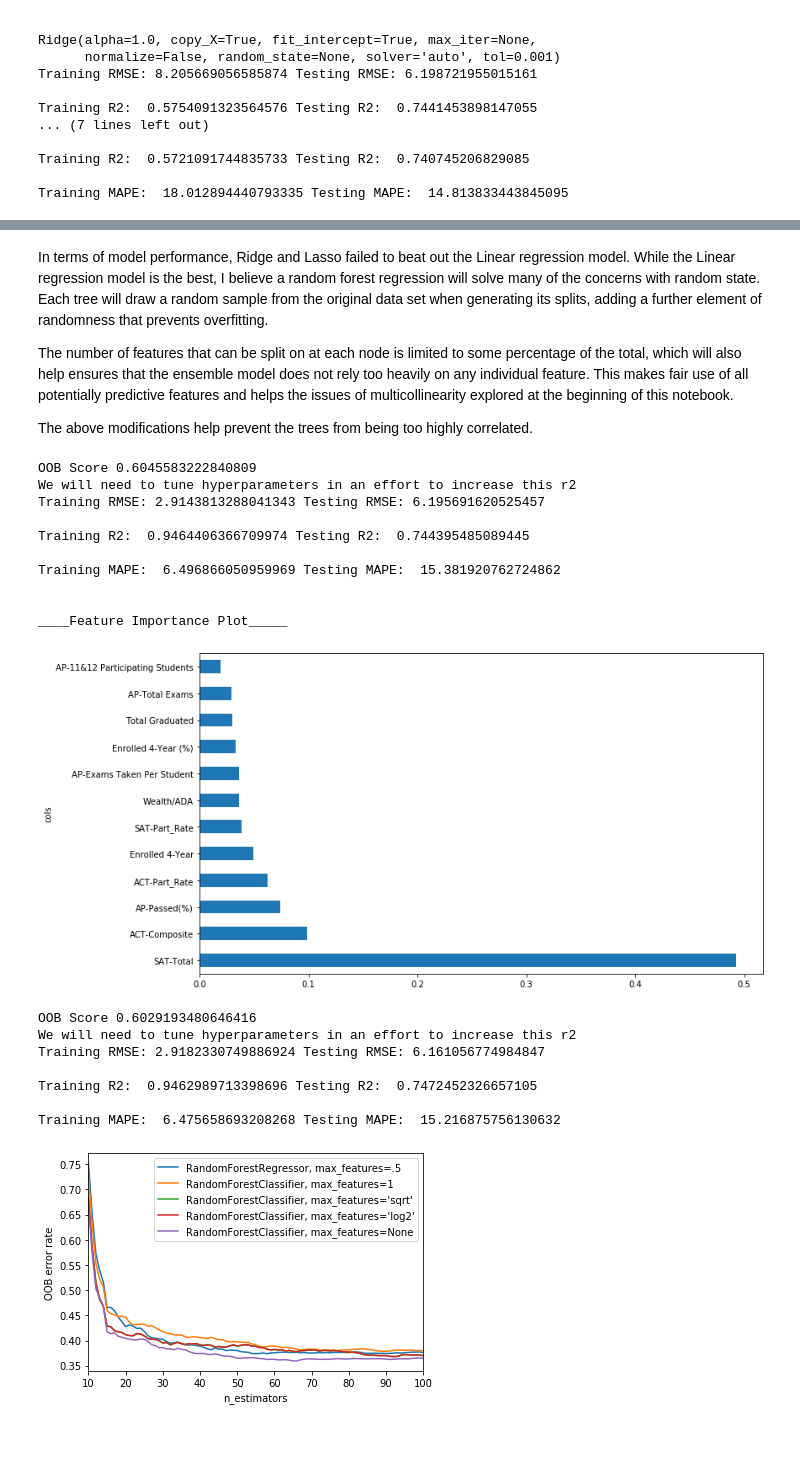
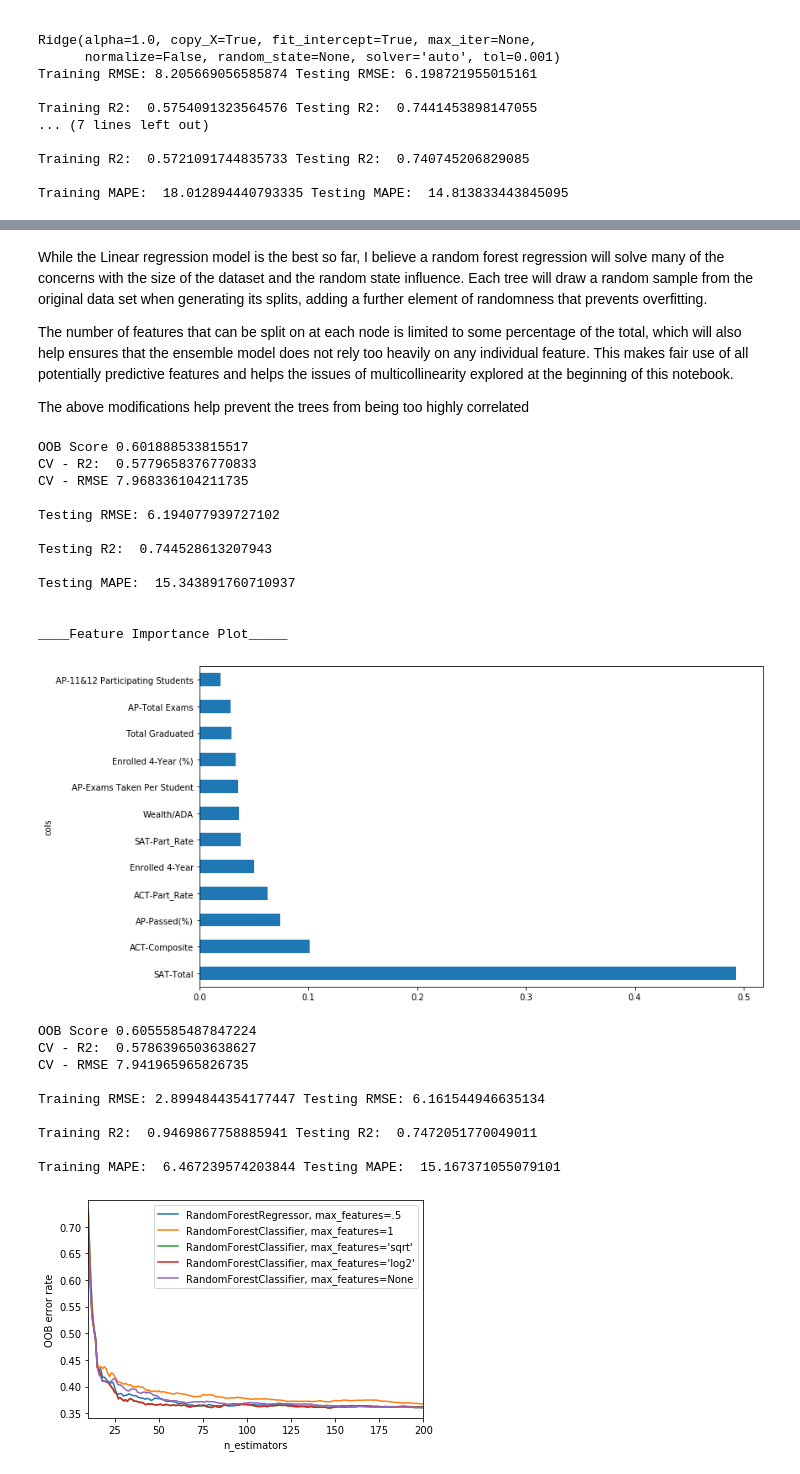
Before and after one commit to RachidRezzik/Texas_GradPercent_Predictor, a Jupyter notebook: Machine_Learning.ipynb, the cells around one changed output, grey strips where cells are left out. Drawn from its saved outputs; the diff is of its cells as text; code cells hidden in the pictures; blank space fills up the shorter version.

Commit message:
added predicted vs actual, residuals vs predicted, finalized random forest reg

```diff
--- a/Machine_Learning.ipynb
+++ b/Machine_Learning.ipynb
@@ -246,12 +276,12 @@ Training MAPE:  18.012894440793335 Testing MAPE:  14.813833443845095
 # %% [markdown]
-
-In terms of model performance, Ridge and Lasso failed to beat out the Linear regression model. While the Linear regression model is the best, I believe a random forest regression will solve many of the concerns with random state. Each tree will draw a random sample from the original data set when generating its splits, adding a further element of randomness that prevents overfitting.
+While the Linear regression model is the best so far, I believe a random forest regression will solve many of the concerns with the size of the dataset and the random state influence. Each tree will draw a random sample from the original data set when generating its splits, adding a further element of randomness that prevents overfitting.
 
 The number of features that can be split on at each node is limited to some percentage of the total, which will also help ensures that the ensemble model does not rely too heavily on any individual feature. This makes fair use of all potentially predictive features and helps the issues of multicollinearity explored at the beginning of this notebook.
 
-The above modifications help prevent the trees from being too highly correlated.
+The above modifications help prevent the trees from being too highly correlated
 # %%
 ####### RandomForestRegressor #########
+### All Features ###
 
 from sklearn.ensemble import RandomForestRegressor
 
@@ -270,28 +300,39 @@ rfr = RandomForestRegressor(n_estimators=1000, n_jobs=-1, oob_score=True)
 rfr.fit(X_train, y_train)
 y_pred_train = rfr.predict(X_train)
 y_pred_test = rfr.predict(X_test)
+cv_score_r2 = cross_val_score(rfr, X_train, y_train, cv=10, scoring='r2')
+cv_score_rmse = cross_val_score(rfr, X_train, y_train, cv=10, scoring='neg_mean_squared_error')
 fi = rf_feat_importance(rfr, grad[grad.columns[:-1]])
 def plot_fi(fi):
     return fi.plot('cols', 'imp', 'barh', figsize=(12,7), legend=False)
 plot_fi(fi)
-print('OOB Score', rfr.oob_score_, '\nWe will need to tune hyperparameters in an effort to increase this r2')
-print('Training RMSE:', np.sqrt(mean_squared_error(y_train, y_pred_train)), 'Testing RMSE:', np.sqrt(mean_squared_error(y_test, y_pred_test)))
-print('\nTraining R2: ', rfr.score(X_train, y_train), 'Testing R2: ', rfr.score(X_test, y_test))
-print('\nTraining MAPE: ', mean_absolute_percentage_error(y_train, y_pred_train), 'Testing MAPE: ', mean_absolute_percentage_error(y_test, y_pred_test))
+print('OOB Score', rfr.oob_score_)
+print('CV - R2: ', np.mean(cv_score_r2))
+print('CV - RMSE', np.mean(np.sqrt(abs(cv_score_rmse))))
+print('\nTesting RMSE:', np.sqrt(mean_squared_error(y_test, y_pred_test)))
+print('\nTesting R2: ', rfr.score(X_test, y_test))
+print('\nTesting MAPE: ', mean_absolute_percentage_error(y_test, y_pred_test))
 print('\n\n____Feature Importance Plot_____')
 # %% [output]
-OOB Score 0.6045583222840809
-We will need to tune hyperparameters in an effort to increase this r2
-Training RMSE: 2.9143813288041343 Testing RMSE: 6.195691620525457
+OOB Score 0.601888533815517
+CV - R2:  0.5779658376770833
+CV - RMSE 7.968336104211735
 
-Training R2:  0.9464406366709974 Testing R2:  0.744395485089445
+Testing RMSE: 6.194077939727102
 
-Training MAPE:  6.496866050959969 Testing MAPE:  15.381920762724862
+Testing R2:  0.744528613207943
+
+Testing MAPE:  15.343891760710937
 
 
 ____Feature Importance Plot_____
 [figure]
 # %%
+### Random Forest Regressor Without Any HyperParameter Tuning ###
+### After Dropping Certain Features ###
+
+from sklearn.model_selection import cross_val_score
+
 grad = pd.read_csv('Feature_Target_Data.csv')
 years = [2011, 2012, 2013, 2014]
 grad = grad.loc[grad['Year'].isin(years)]
@@ -304,23 +345,29 @@ rfr = RandomForestRegressor(n_estimators=1000, n_jobs=-1, oob_score=True)
 rfr.fit(X_train, y_train)
 y_pred_train = rfr.predict(X_train)
 y_pred_test = rfr.predict(X_test)
+cv_score_r2 = cross_val_score(rfr, X_train, y_train, cv=10, scoring='r2')
+cv_score_rmse = cross_val_score(rfr, X_train, y_train, cv=10, scoring='neg_mean_squared_error')
 
-print('OOB Score', rfr.oob_score_, '\nWe will need to tune hyperparameters in an effort to increase this r2')
-print('Training RMSE:', np.sqrt(mean_squared_error(y_train, y_pred_train)), 'Testing RMSE:', np.sqrt(mean_squared_error(y_test, y_pred_test)))
+print('OOB Score', rfr.oob_score_)
+print('CV - R2: ', np.mean(cv_score_r2))
+print('CV - RMSE', np.mean(np.sqrt(abs(cv_score_rmse))))
+print('\nTraining RMSE:', np.sqrt(mean_squared_error(y_train, y_pred_train)), 'Testing RMSE:', np.sqrt(mean_squared_error(y_test, y_pred_test)))
 print('\nTraining R2: ', rfr.score(X_train, y_train), 'Testing R2: ', rfr.score(X_test, y_test))
 print('\nTraining MAPE: ', mean_absolute_percentage_error(y_train, y_pred_train), 'Testing MAPE: ', mean_absolute_percentage_error(y_test, y_pred_test))
 # %% [output]
-OOB Score 0.6029193480646416
-We will need to tune hyperparameters in an effort to increase this r2
-Training RMSE: 2.9182330749886924 Testing RMSE: 6.161056774984847
+OOB Score 0.6055585487847224
+CV - R2:  0.5786396503638627
+CV - RMSE 7.941965965826735
 
-Training R2:  0.9462989713398696 Testing R2:  0.7472452326657105
+Training RMSE: 2.8994844354177447 Testing RMSE: 6.161544946635134
 
-Training MAPE:  6.475658693208268 Testing MAPE:  15.216875756130632
+Training R2:  0.9469867758885941 Testing R2:  0.7472051770049011
+
+Training MAPE:  6.467239574203844 Testing MAPE:  15.167371055079101
 # %%
-### OBB Errors, Max_Features #####
+### Exploring OBB Errors, Max_Features, N_Estimators #####
+
 from collections import OrderedDict
-import matplotlib.pyplot as plt
 
 RANDOM_STATE = 639
 ensemble_clfs = [
@@ -335,34 +382,34 @@ ensemble_clfs = [
     ("RandomForestClassifier, max_features='sqrt'",
         RandomForestRegressor(warm_start=True, oob_score=True,
                                max_features="sqrt",
                                random_state=RANDOM_STATE)),
     ("RandomForestClassifier, max_features='log2'",
         RandomForestRegressor(warm_start=True, max_features='log2',
                                oob_score=True,
                                random_state=RANDOM_STATE)),
     ("RandomForestClassifier, max_features=None",
         RandomForestRegressor(warm_start=True, max_features=None,
                                oob_score=True,
                                random_state=RANDOM_STATE))]
 error_rate = OrderedDict((label, []) for label, _ in ensemble_clfs)
 min_estimators = 10
-max_estimators = 100
+max_estimators = 200
 for label, rfr in ensemble_clfs:
     for i in range(min_estimators, max_estimators + 1):
         rfr.set_params(n_estimators=i)
         rfr.fit(X, y)
         oob_error = 1 - rfr.oob_score_
         error_rate[label].append((i, oob_error))
 for label, rfr_err in error_rate.items():
     xs, ys = zip(*rfr_err)
     plt.plot(xs, ys, label=label)
 
 plt.xlim(min_estimators, max_estimators)
 plt.xlabel("n_estimators")
 plt.ylabel("OOB error rate")
 plt.legend(loc="upper right")
 plt.show()
 # %% [output]
-[figure, old version]
+[figure, new version]
 # %%
 ### HyperParamter Tuning ###
```
Also changed, not shown: parts of 10 cells of this notebook.
